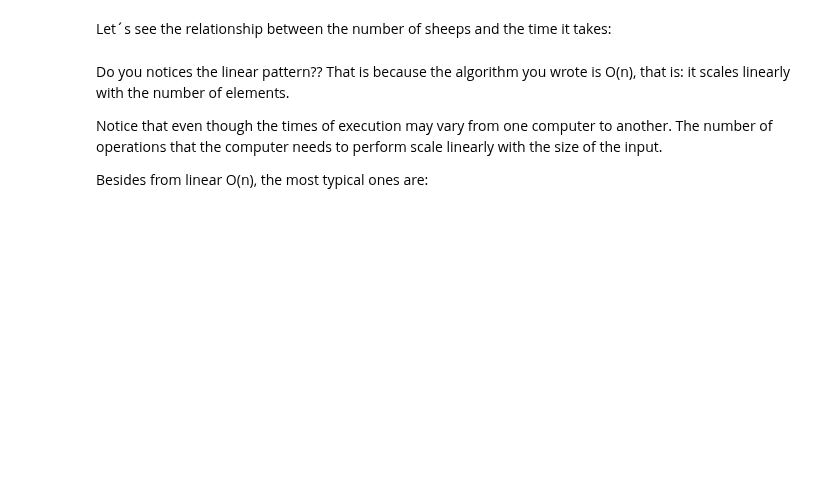
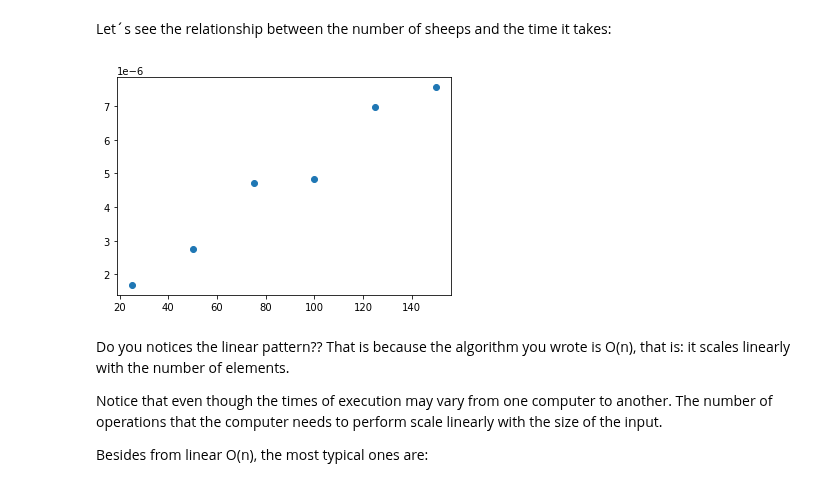
Before and after one commit to sheriffff/teaching-ironhack-data-madrid-2020, a Jupyter notebook: week_01/07-algorithms-and-complexity.ipynb, the cells around one changed output. Drawn from its saved outputs; the diff is of its cells as text; code cells hidden in the pictures; blank space fills up the shorter version.

```diff
--- a/week_01/07-algorithms-and-complexity.ipynb
+++ b/week_01/07-algorithms-and-complexity.ipynb
@@ -61,8 +72,13 @@ def create_sheeps(number):
+# %%
+times = [1.69e-6, 2.76e-6, 4.73e-6, 4.84e-6, 6.96e-6, 7.56e-6]
+number_of_sheep = [25, 50, 75, 100, 125, 150]
 # %% [markdown]
 Let´s see the relationship between the number of sheeps and the time it takes:
 # %%
-# plt.scatter(times, number_of_sheep);
-# plt.show()
+plt.scatter(number_of_sheep, times);
+plt.show()
+# %% [output]
+[figure, added]
 # %% [markdown]
 Do you notices the linear pattern?? That is because the algorithm you wrote is O(n), that is: it scales linearly with the number of elements.
 
```
Also changed, not shown: parts of 24 cells of this notebook.
